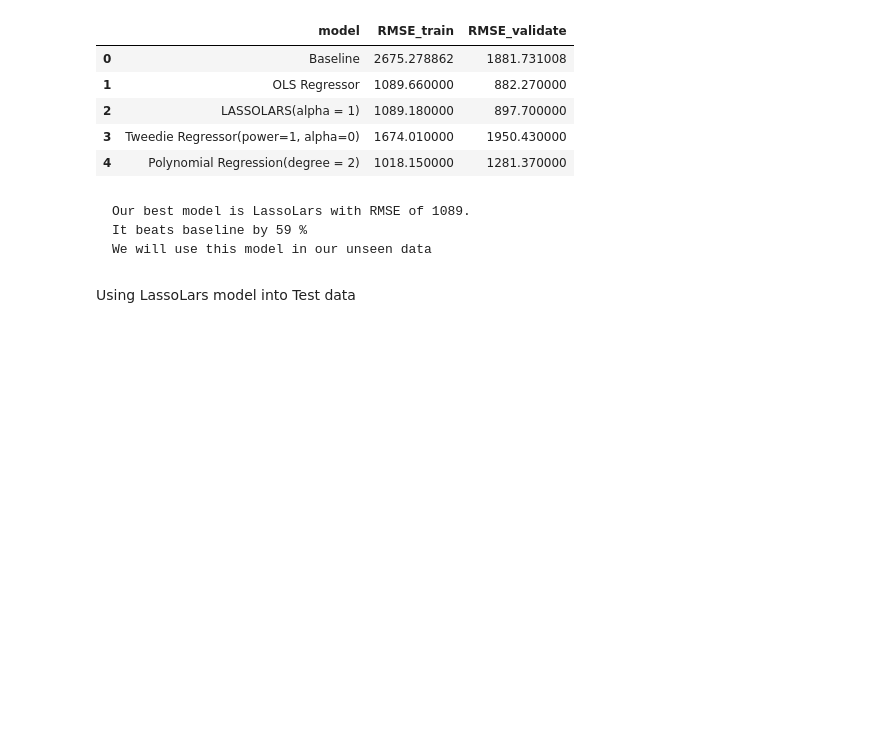
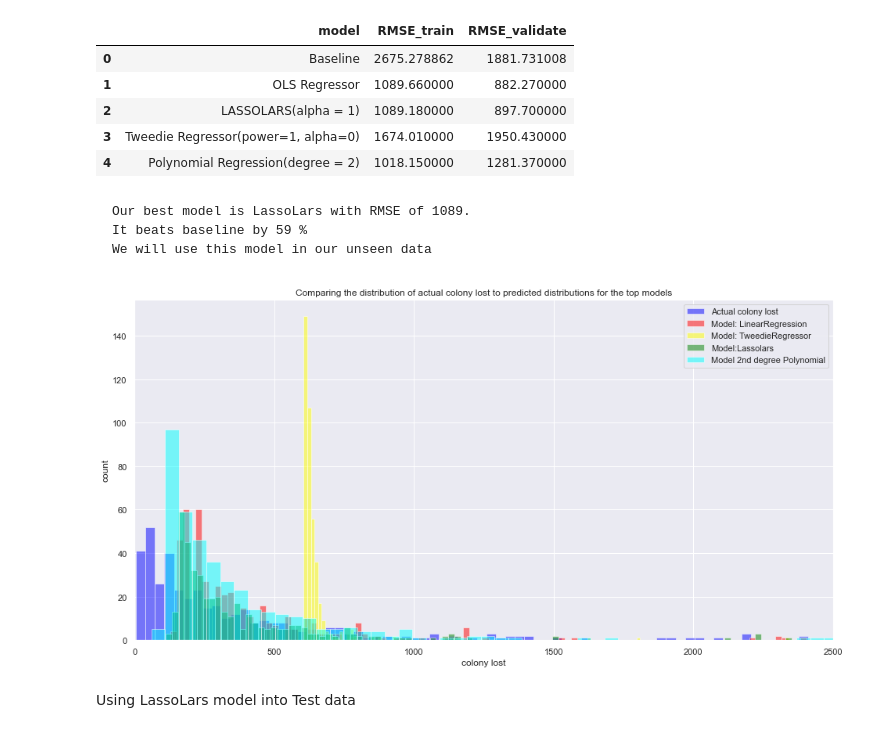
Before and after one commit to Honey-Bee-Roundup-Capstone/Final, a Jupyter notebook: mvp.ipynb, the cells around one changed output. Cells and saved outputs as stored; diff of their text form; code cells hidden in the pictures; blank space fills up the shorter version.

```diff
--- a/mvp.ipynb
+++ b/mvp.ipynb
@@ -536,5 +355,9 @@ RMSE(X_train,y_train, X_validate, y_validate)
     Our best model is LassoLars with RMSE of 1089.
     It beats baseline by 59 %
     We will use this model in our unseen data
+# %%
+explore.model_performace(y_validate)
+# %% [output]
+[figure, added]
 # %% [markdown]
 Using LassoLars model into Test data
```
Also changed, not shown: parts of 15 cells of this notebook.
